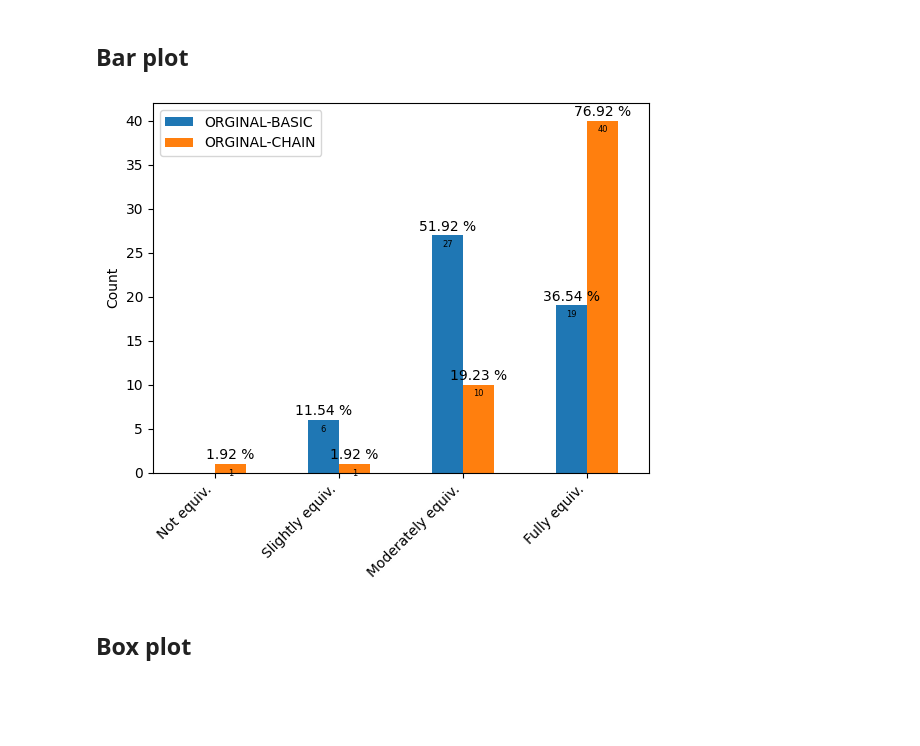
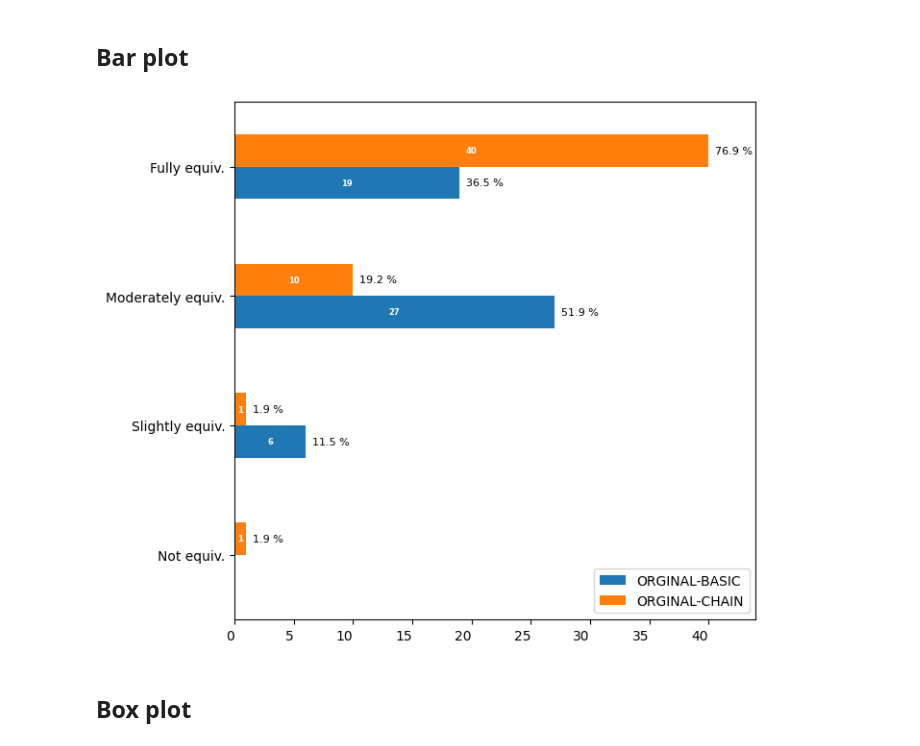
Before and after one commit to VerbACxSS/oelt-2024-plain-italian-ai-replication-package, a Jupyter notebook: juridical_evaluation_analysis.ipynb, the cells around one changed output. Cells and saved outputs as stored; diff of their text form; code cells hidden in the pictures; blank space fills up the shorter version.

Commit message:
better plot

```diff
--- a/juridical_evaluation_analysis.ipynb
+++ b/juridical_evaluation_analysis.ipynb
@@ -13,6 +13,8 @@ from scipy.stats import wilcoxon, chi2_contingency, fisher_exact
 
 from statsmodels.stats.proportion import proportions_ztest
 import statsmodels.api as sm
+# %%
+plt.rcParams["figure.figsize"] = (7,7)
 # %% [markdown]
 # Load data
 # %%
@@ -89,21 +91,22 @@ piv.describe()
 # %%
 piv = df.groupby(['juridically_equivalent', 'variant']).count()['article_id'].unstack()
 piv = piv.rename(columns={"BASIC": "ORGINAL-BASIC", "CHAIN": "ORGINAL-CHAIN"}, index={1: "Not equiv.", 2: "Slightly equiv.", 3: "Moderately equiv.", 4: "Fully equiv."})
-ax = piv.plot(kind='bar')
+ax = piv.plot(kind='barh')
 plt.xlabel('')
-plt.ylabel('Count')
-plt.xticks(rotation=45, ha='right')
-plt.legend()
+plt.ylabel('')
+plt.xticks(rotation=0, ha='right')
+plt.xlim(0, 44)
+plt.legend(loc='lower right')
 
 for c in ax.containers:
     rate = c.datavalues / c.datavalues.sum()
 
-    ax.bar_label(c, labels=['%.0f' % (r*c.datavalues.sum()) if r > 0 else '' for r in rate], label_type='edge', fontsize=6, padding=-10)
-    ax.bar_label(c, labels=['%.2f %%' % (r*100) if r > 0 else '' for r in rate], label_type='edge', padding=1)
+    ax.bar_label(c, labels=['%.0f' % (r*c.datavalues.sum()) if r > 0 else '' for r in rate], label_type='center', fontsize=6, fontweight='bold', color='white')
+    ax.bar_label(c, labels=['%.1f %%' % (r*100) if r > 0 else '' for r in rate], label_type='edge', padding=5, fontsize=8)
 
 plt.show()
 # %% [output]
-[figure, old version]
+[figure, new version]
 # %% [markdown]
 ## Box plot
 # %%
```
Also changed, not shown: parts of 6 cells of this notebook.
